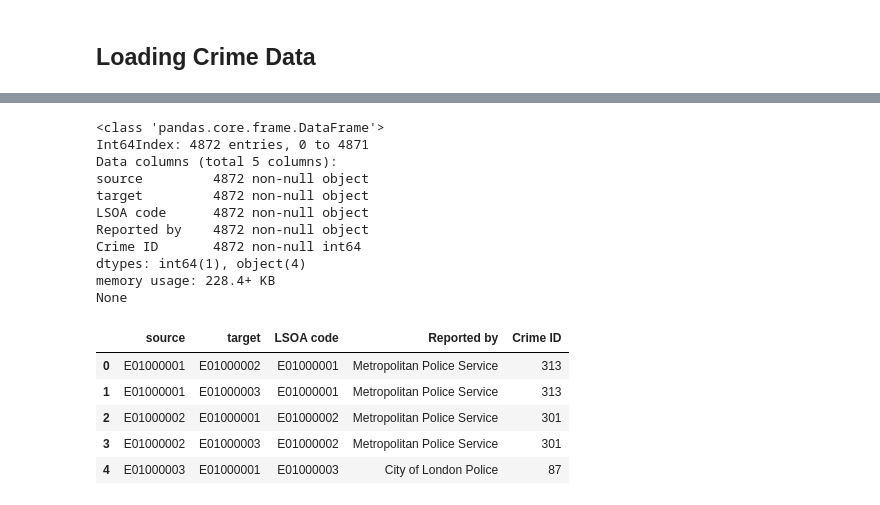
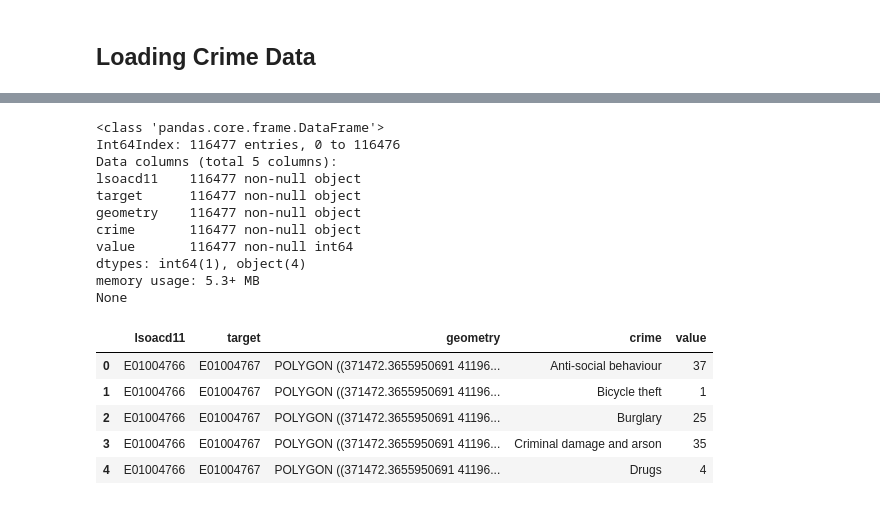
Before and after one commit to jaspajjr/open-data-lsoa, a Jupyter notebook: data-exploration.ipynb, the cells around one changed output, grey strips where cells are left out. Saved outputs shown, nothing was run; the diff lists cells and outputs as text; code cells hidden in the pictures.

Commit message:
Plotting GM crime stats. Very basic network effects calculation.

```diff
--- a/data-exploration.ipynb
+++ b/data-exploration.ipynb
@@ -50,0 +54,6 @@ None
+# %%
+lsoa_la_df = pd.read_csv('./data/lsoa_boundaries.csv')
+
+print(lsoa_la_df.info())
+
+lsoa_la_df.head()
@@ -211,0 +118,9 @@ None
+# %%
+combined_df = lsoa_la_df.groupby('LSOA11CD').agg('first')[['LAD16NM', 'LEP17NM1']] \
+               .reset_index() \
+               .rename(columns={'LSOA11CD': 'lsoa11cd'}) \
+    .merge(data[['place_name', 'geometry', 'lsoa11cd']], how='left')
+
+print(combined_df.info())
+
+combined_df.head()
@@ -235,30 +184,37 @@ None
 # %%
-foo_df = pd.merge(
-        pd.DataFrame([(x[1][0], y[1][0]) for x, y in
-                         product(geo.iloc[0:1000].iterrows(), geo.iloc[0:1000].iterrows())
-                         if x[1][1].touches(y[1][1])], columns=['source', 'target']),
-             df.reset_index().groupby(['LSOA code']).agg({'Reported by': 'first',
-                                'Crime ID': 'size'}).reset_index(),
-             left_on='source', right_on='LSOA code')
+location_df = combined_df[(combined_df['LEP17NM1'] == 'Greater Manchester')].copy()
 
-print(foo_df.info())
+neighbour_df = pd.DataFrame(
+    [(x[1][0], y[1][0], x[1][-1]) for x, y in
+         product(location_df.iterrows(), location_df.iterrows())
+         if x[1][-1].touches(y[1][-1])], columns=['source', 'target', 'geometry']) \
+    .rename(columns={'source': 'lsoacd11'}) \
+    .merge(df.groupby(['LSOA code', 'Crime type']) \
+    .agg('size') \
+    .reset_index() \
+    .rename(columns={
+        'LSOA code': 'lsoacd11',
+        'Crime type': 'crime',
+        0: 'value'}), on='lsoacd11')
 
-foo_df.head()
+print(neighbour_df.info())
+
+neighbour_df.head()
 # %% [output]
 <class 'pandas.core.frame.DataFrame'>
-Int64Index: 4872 entries, 0 to 4871
+Int64Index: 116477 entries, 0 to 116476
 Data columns (total 5 columns):
-source         4872 non-null object
-target         4872 non-null object
-LSOA code      4872 non-null object
-Reported by    4872 non-null object
-Crime ID       4872 non-null int64
+lsoacd11    116477 non-null object
+target      116477 non-null object
+geometry    116477 non-null object
+crime       116477 non-null object
+value       116477 non-null int64
 dtypes: int64(1), object(4)
-memory usage: 228.4+ KB
+memory usage: 5.3+ MB
 None
-|  | source | target | LSOA code | Reported by | Crime ID |
-| 0 | E01000001 | E01000002 | E01000001 | Metropolitan Police Service | 313 |
-| 1 | E01000001 | E01000003 | E01000001 | Metropolitan Police Service | 313 |
-| 2 | E01000002 | E01000001 | E01000002 | Metropolitan Police Service | 301 |
-| 3 | E01000002 | E01000003 | E01000002 | Metropolitan Police Service | 301 |
-| 4 | E01000003 | E01000001 | E01000003 | City of London Police | 87 |
+|  | lsoacd11 | target | geometry | crime | value |
+| 0 | E01004766 | E01004767 | POLYGON ((371472.3655950691 41196... | Anti-social behaviour | 37 |
+| 1 | E01004766 | E01004767 | POLYGON ((371472.3655950691 41196... | Bicycle theft | 1 |
+| 2 | E01004766 | E01004767 | POLYGON ((371472.3655950691 41196... | Burglary | 25 |
+| 3 | E01004766 | E01004767 | POLYGON ((371472.3655950691 41196... | Criminal damage and arson | 35 |
+| 4 | E01004766 | E01004767 | POLYGON ((371472.3655950691 41196... | Drugs | 4 |
```
Also changed, not shown: parts of 25 cells of this notebook.
